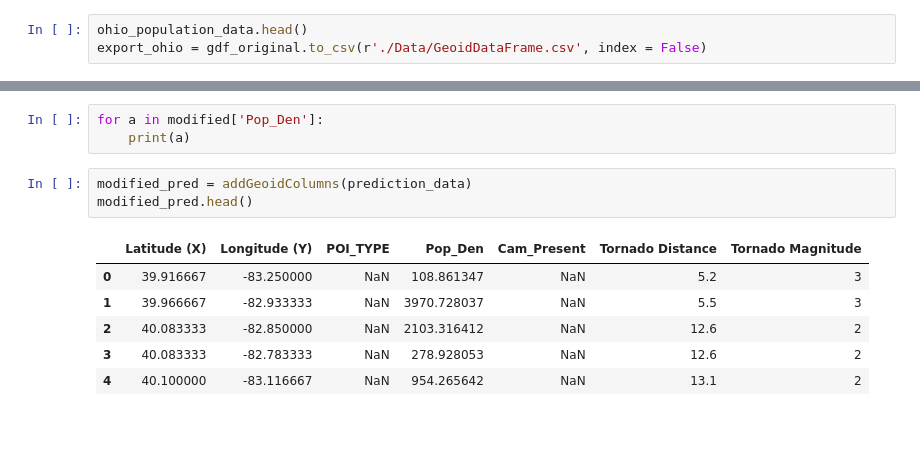
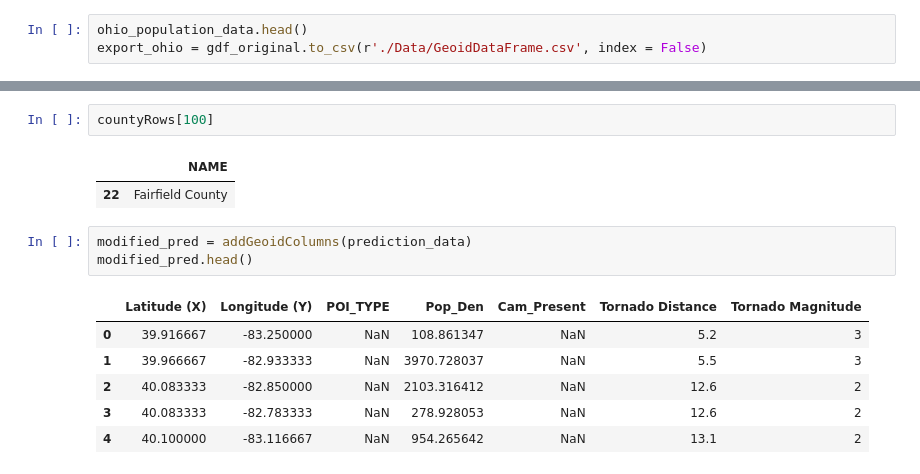
Before and after one commit to data-x-sp19/EVAC, a Jupyter notebook: PT_data.ipynb, the cells around one changed output, grey strips where cells are left out. Drawn from its saved outputs; the diff is of its cells as text; blank space fills up the shorter version.

```diff
--- a/PT_data.ipynb
+++ b/PT_data.ipynb
@@ -264,6 +295,8 @@ modified.head(15)
-# %%
-for a in modified['Pop_Den']:
-    print(a)
+# %%
+countyRows[100]
+# %% [output]
+|  | NAME |
+| 22 | Fairfield County |
 # %%
 modified_pred = addGeoidColumns(prediction_data)
 modified_pred.head()
```
Also changed, not shown: parts of 10 cells of this notebook, 2 other files.
